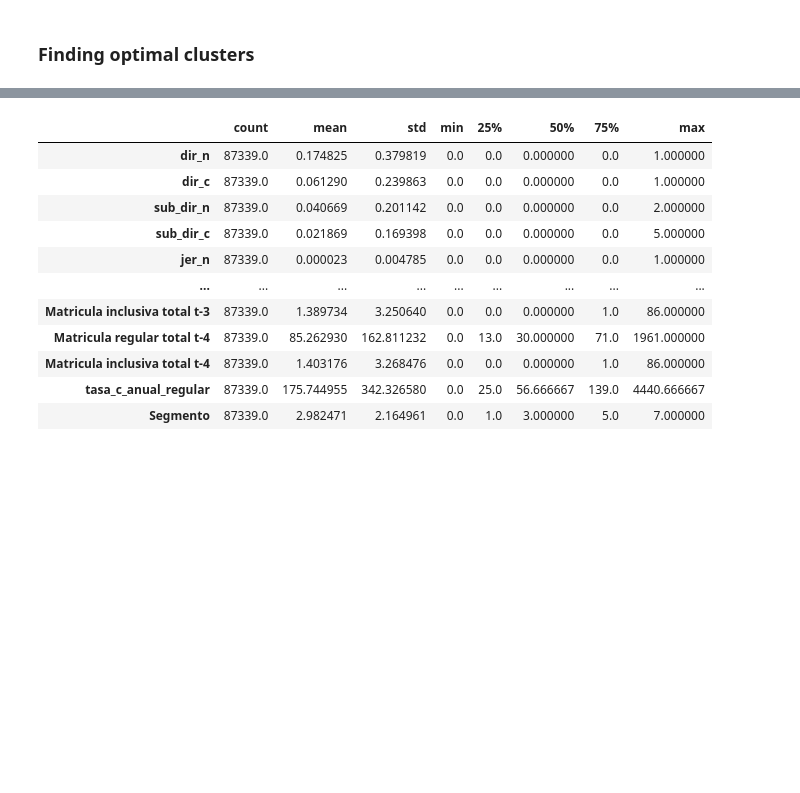
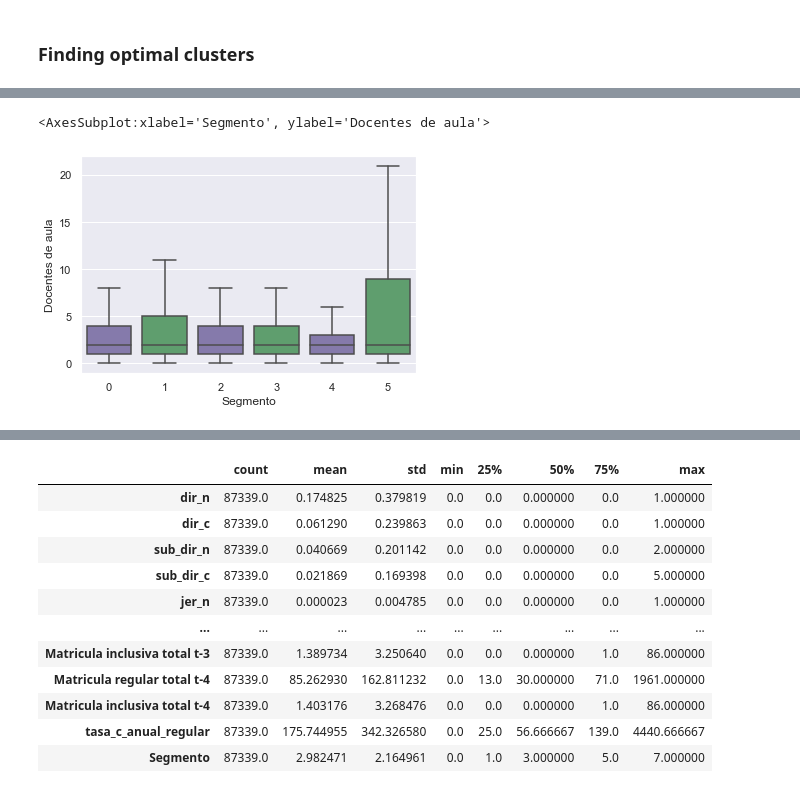
Before and after one commit to hugoferquiroz/AITeacherAllocation, a Jupyter notebook: Scripts/2-2 clusters.ipynb, the cells around one changed output, grey strips where cells are left out. Saved outputs shown, nothing was run; the diff lists cells and outputs as text; code cells hidden in the pictures; blank space fills up the shorter version.

```diff
--- a/Scripts/2-2 clusters.ipynb
+++ b/Scripts/2-2 clusters.ipynb
@@ -169,3 +181,5 @@ plt.plot(range(1,12),wcss)
 kmeans = KMeans(n_clusters=6,init='k-means++',random_state=36963)
 kmeans.fit(df_primaria_knn)
 clusters = kmeans.predict(df_primaria_knn)
+# %%
+df_primaria_knn['Segmento'] = clusters
@@ -171,0 +190,6 @@ clusters = kmeans.predict(df_primaria_knn)
+# %%
+sns.boxplot(x='Segmento', y='Docentes de aula', palette=["m", "g"],
+            data=df_primaria_knn,showfliers = False)
+# %% [output]
+<AxesSubplot:xlabel='Segmento', ylabel='Docentes de aula'>
+[figure, added]
```
Also changed, not shown: parts of 18 cells of this notebook.
